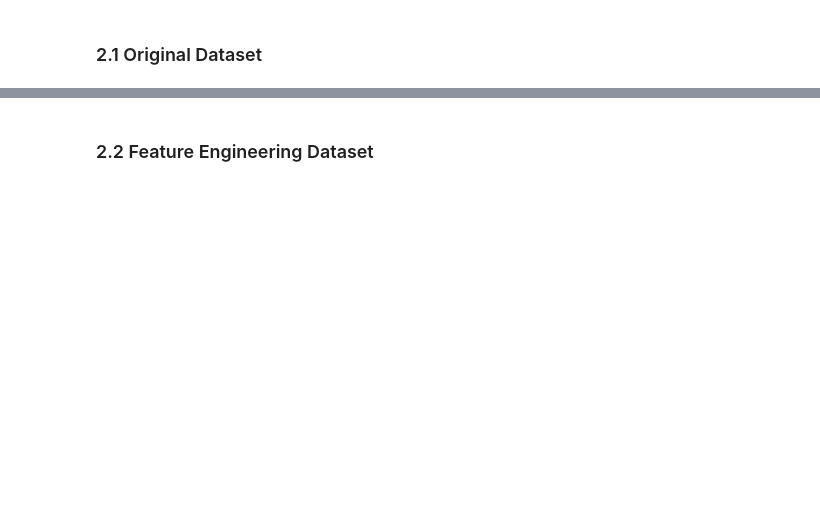
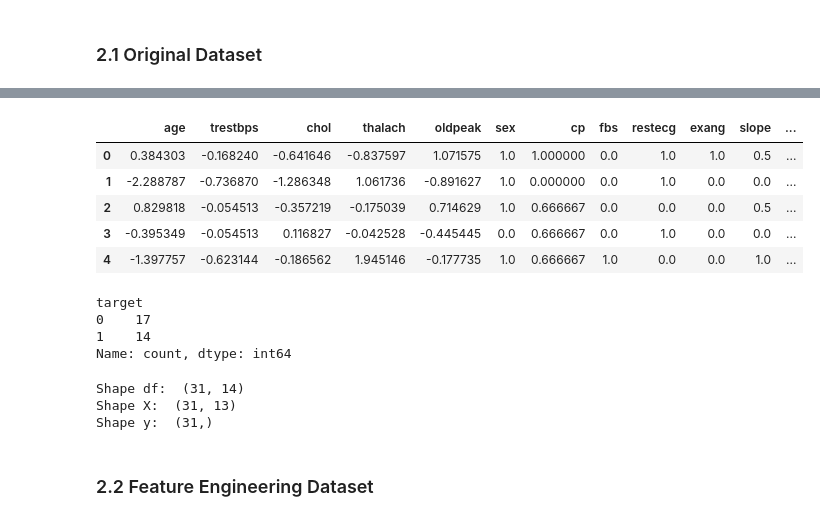
Before and after one commit to mylethidiem/data-science-artificial-intelligence-projects, a Jupyter notebook: Heart-Disease-Diagnosis/notebooks/Naive_Bayes_Classifier_Diagnosis.ipynb, the cells around one changed output, grey strips where cells are left out. Cells and saved outputs as stored; diff of their text form; code cells hidden in the pictures; blank space fills up the shorter version.

```diff
--- a/Heart-Disease-Diagnosis/notebooks/Naive_Bayes_Classifier_Diagnosis.ipynb
+++ b/Heart-Disease-Diagnosis/notebooks/Naive_Bayes_Classifier_Diagnosis.ipynb
@@ -12,2 +94,18 @@
+# %%
+X_test, y_test = read_csv("splits/raw_test.csv")
+# %% [output]
+|  | age | trestbps | chol | thalach | oldpeak | sex | cp | fbs | restecg | exang | slope | ... |
+| 0 | 0.384303 | -0.168240 | -0.641646 | -0.837597 | 1.071575 | 1.0 | 1.000000 | 0.0 | 1.0 | 1.0 | 0.5 | ... |
+| 1 | -2.288787 | -0.736870 | -1.286348 | 1.061736 | -0.891627 | 1.0 | 0.000000 | 0.0 | 1.0 | 0.0 | 0.0 | ... |
+| 2 | 0.829818 | -0.054513 | -0.357219 | -0.175039 | 0.714629 | 1.0 | 0.666667 | 0.0 | 0.0 | 0.0 | 0.5 | ... |
+| 3 | -0.395349 | -0.054513 | 0.116827 | -0.042528 | -0.445445 | 0.0 | 0.666667 | 0.0 | 1.0 | 0.0 | 0.0 | ... |
+| 4 | -1.397757 | -0.623144 | -0.186562 | 1.945146 | -0.177735 | 1.0 | 0.666667 | 1.0 | 0.0 | 0.0 | 1.0 | ... |
+target
+0    17
+1    14
+Name: count, dtype: int64
+Shape df:  (31, 14)
+Shape X:  (31, 13)
+Shape y:  (31,)
 # %% [markdown]
 ### 2.2 Feature Engineering Dataset
```
Also changed, not shown: parts of 13 cells of this notebook, 3 other files.
